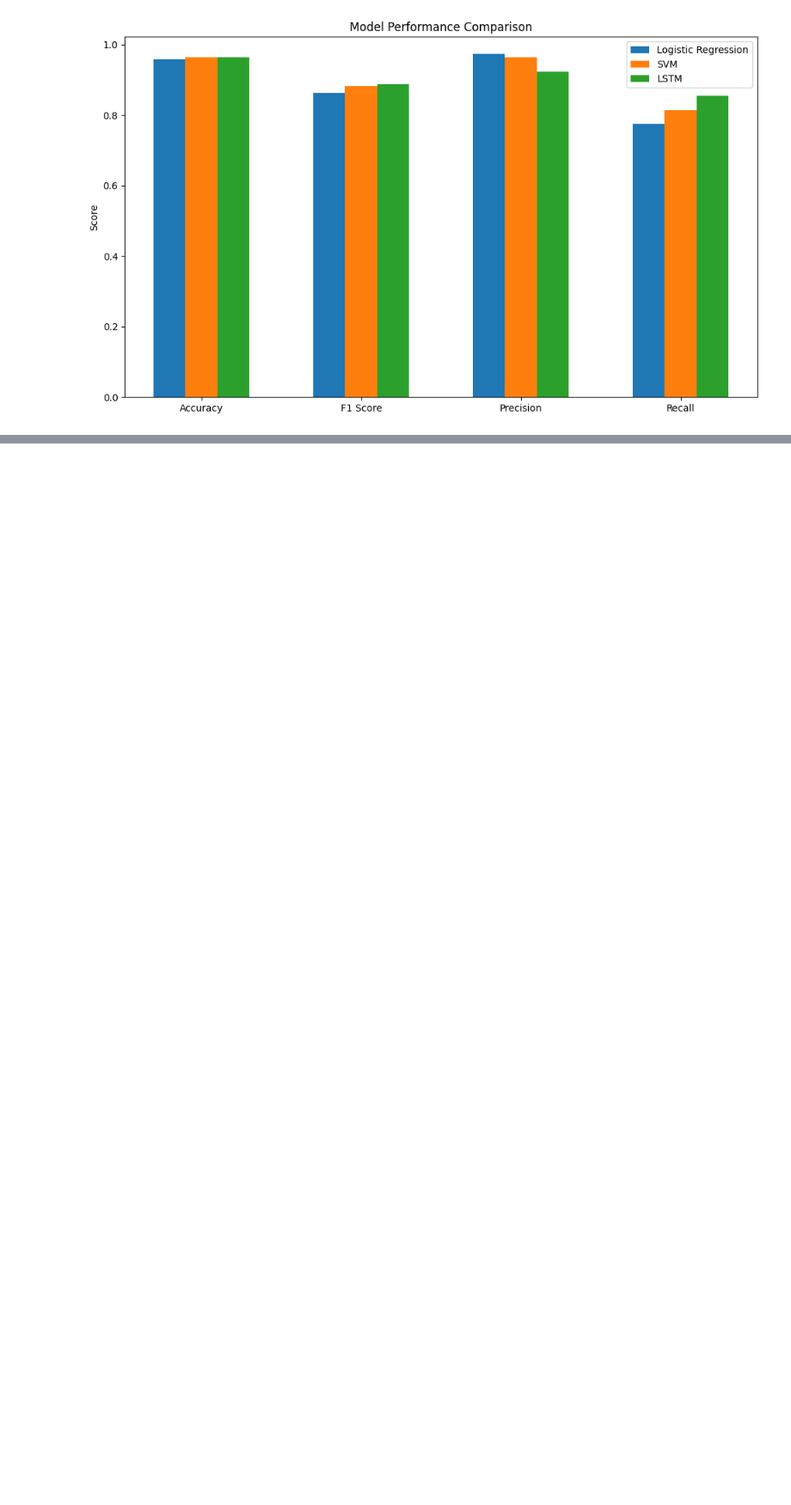
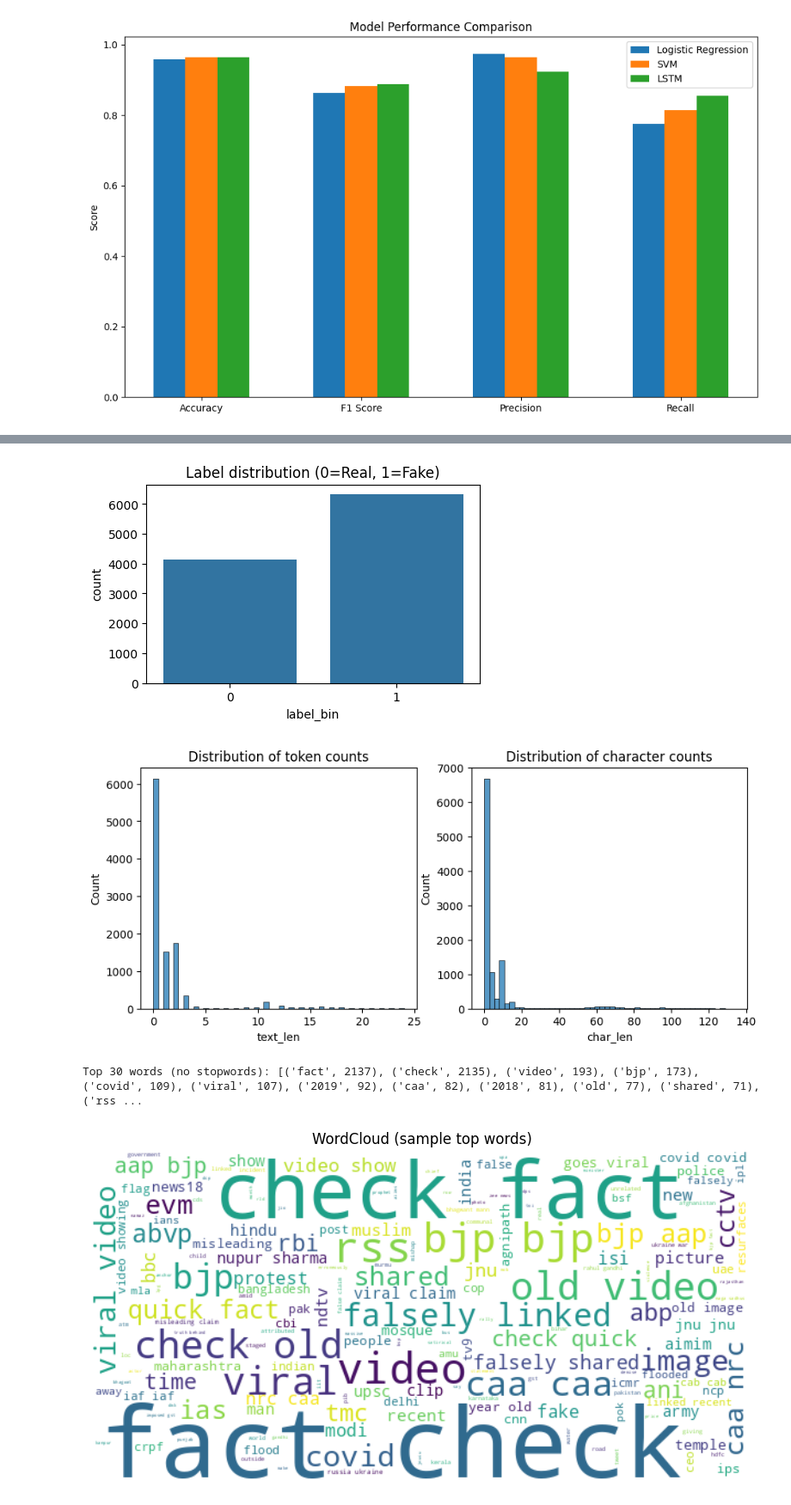
Before and after one commit to devyaniiiiii/Machine_learning_CA_2, a Jupyter notebook: FakeNews_India_Colab_(2).ipynb, the cells around one changed output, grey strips where cells are left out. Shown at 86% size. Drawn from its saved outputs; the diff is of its cells as text; code cells hidden in the pictures; blank space fills up the shorter version.

```diff
--- a/FakeNews_India_Colab_(2).ipynb
+++ b/FakeNews_India_Colab_(2).ipynb
@@ -53,10 +53,15 @@ def clean(s):
     s = re.sub(r'\s+', ' ', s).strip()
     return s
 
-df['text_clean'] = df['Statement'].apply(clean)
+# Apply cleaning to the 'Eng_Trans_Statement' column
+df['text_clean'] = df['Eng_Trans_Statement'].apply(clean)
 df['text_stop'] = df['text_clean'].apply(lambda x: ' '.join([w for w in x.split() if w not in STOPWORDS]))
 
-df['Label'] = df['Label'].map(lambda x: 1 if str(x).lower()=='fake' else 0)
+# Map the 'Label' column (assuming 'True'/'False' or similar boolean representation)
+# Based on df.head(), the labels are 'False' and 'True' (boolean type)
+# We need to convert them to 0 and 1
+df['Label'] = df['Label'].astype(int)
+
 df = df.dropna().reset_index(drop=True)
-df.head()
+display(df.head())
 # %% [output]
@@ -359,0 +546,47 @@ plt.show()
+# %%
+# Cell 8 — EDA: label balance, lengths, top words and wordcloud
+# Comment: Visual checks to understand dataset balance and common vocabulary.
+import matplotlib.pyplot as plt
+import seaborn as sns # Import seaborn
+from wordcloud import WordCloud
+from collections import Counter # Import Counter
+
+# Label distribution
+plt.figure(figsize=(5,3))
+sns.countplot(x='label_bin', data=data)
+plt.title('Label distribution (0=Real, 1=Fake)')
+plt.show()
+
+# Length distributions
+plt.figure(figsize=(10,4))
+plt.subplot(1,2,1)
+sns.histplot(data['text_len'], bins=50)
+plt.title('Distribution of token counts')
+plt.subplot(1,2,2)
+sns.histplot(data['char_len'], bins=50)
+plt.title('Distribution of character counts')
+plt.show()
+
+# Top words overall (excluding stopwords)
+all_words = ' '.join(data['text_clean'].tolist()).split()
+filtered = [w for w in all_words if w not in STOPWORDS and len(w)>2]
+top_words = Counter(filtered).most_common(30)
+print("Top 30 words (no stopwords):", top_words[:30])
+
+# WordCloud for fake vs real (optional)
+fake_text = ' '.join(data.loc[data['label_bin']==1,'text_clean'].tolist())
+real_text = ' '.join(data.loc[data['label_bin']==0,'text_clean'].tolist())
+
+wc = WordCloud(width=600, height=300, background_color='white').generate(' '.join(filtered[:5000]))
+plt.figure(figsize=(10,5))
+plt.imshow(wc, interpolation='bilinear')
+plt.axis('off')
+plt.title('WordCloud (sample top words)')
+plt.show()
+
+# Comment: Word clouds and common n-grams help identify topics common to fake vs real articles.
+# %% [output]
+[figure, added]
+[figure, added]
+Top 30 words (no stopwords): [('fact', 2137), ('check', 2135), ('video', 193), ('bjp', 173), ('covid', 109), ('viral', 107), ('2019', 92), ('caa', 82), ('2018', 81), ('old', 77), ('shared', 71), ('rss ...
+[figure, added]
```
Also changed, not shown: parts of 16 cells of this notebook.
